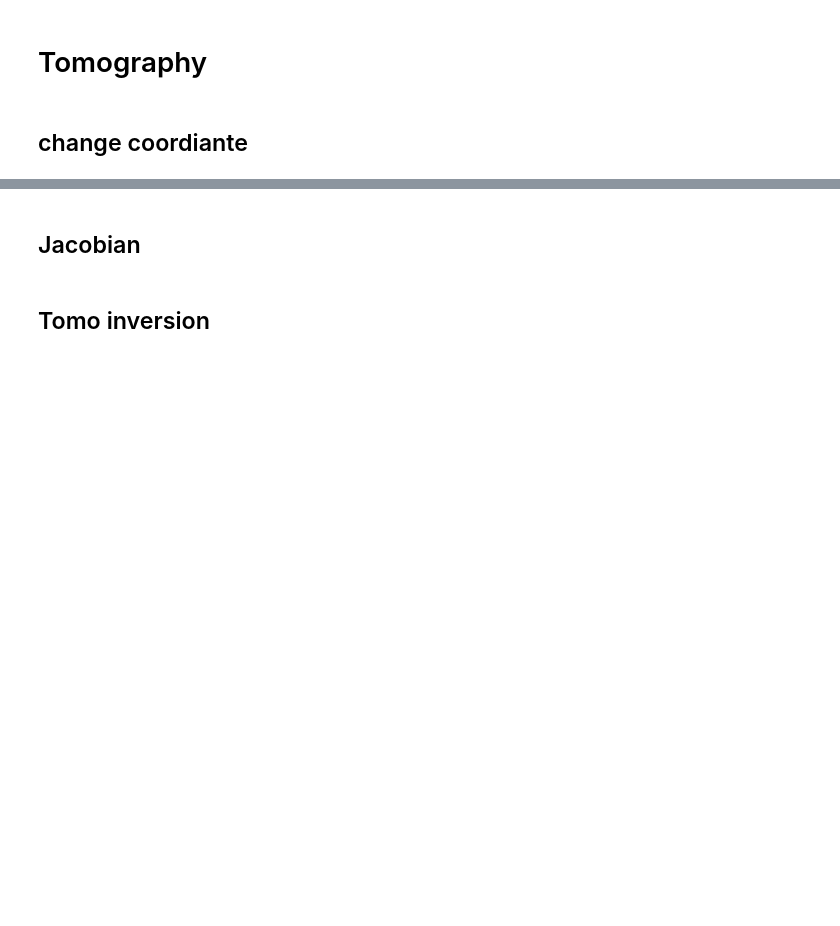
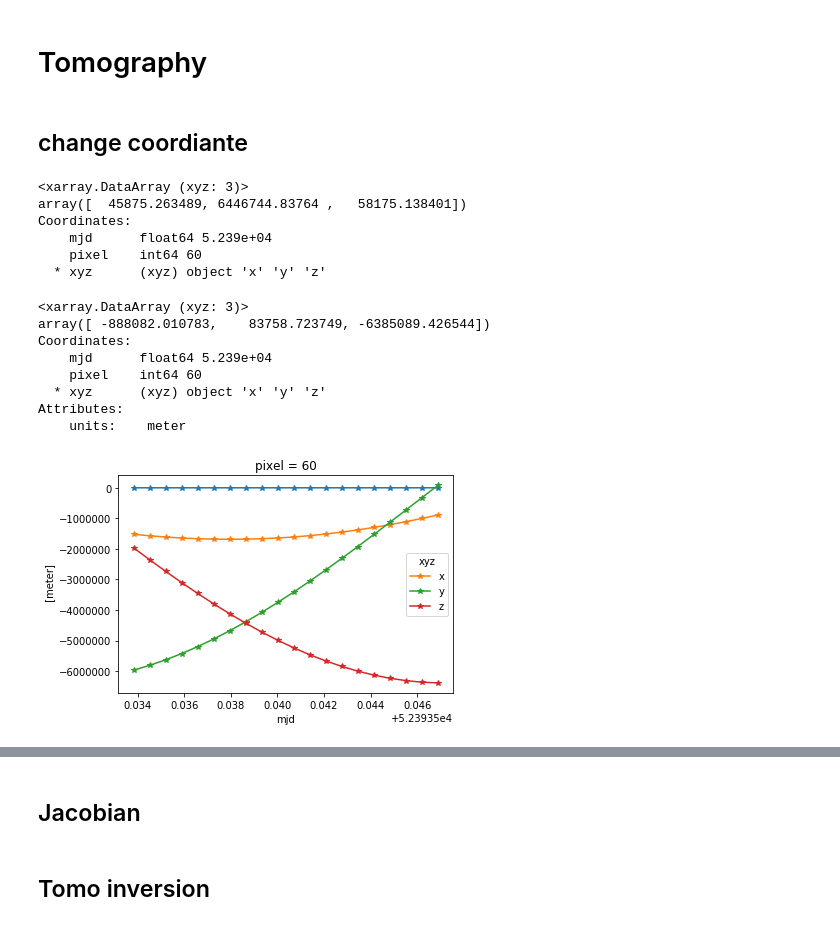
Before and after one commit to Anqi-Li/iris, a Jupyter notebook: notebooks/Testing_nightglow_saskatoon.ipynb, the cells around one changed output, grey strips where cells are left out. Drawn from its saved outputs; the diff is of its cells as text; code cells hidden in the pictures; blank space fills up the shorter version.

```diff
--- a/notebooks/Testing_nightglow_saskatoon.ipynb
+++ b/notebooks/Testing_nightglow_saskatoon.ipynb
@@ -241,3 +239,27 @@ tan_rho = xr.DataArray(tan_rho,
                        dims=['mjd', 'pixel'])
 
 Re = 6371 + 100 #Earth radius in km
+# %%
+#len(im_lst)
+change_of_basis(n_crosstrack, n_vel, n_zenith, tan_ecef.isel(mjd=im_lst[18], pixel=60))
+# %% [output]
+<xarray.DataArray (xyz: 3)>
+array([  45875.263489, 6446744.83764 ,   58175.138401])
+Coordinates:
+    mjd      float64 5.239e+04
+    pixel    int64 60
+  * xyz      (xyz) object 'x' 'y' 'z'
+# %%
+tan_lon.isel(mjd=im_lst, pixel=60).plot(marker='*')
+tan_ecef.isel(mjd=im_lst, pixel=60).plot.line(hue='xyz', marker='*')
+tan_ecef.isel(mjd=im_lst[-1], pixel=60)
+# %% [output]
+<xarray.DataArray (xyz: 3)>
+array([ -888082.010783,    83758.723749, -6385089.426544])
+Coordinates:
+    mjd      float64 5.239e+04
+    pixel    int64 60
+  * xyz      (xyz) object 'x' 'y' 'z'
+Attributes:
+    units:    meter
+[figure, added]
```
Also changed, not shown: parts of 16 cells of this notebook, 11 other files.
